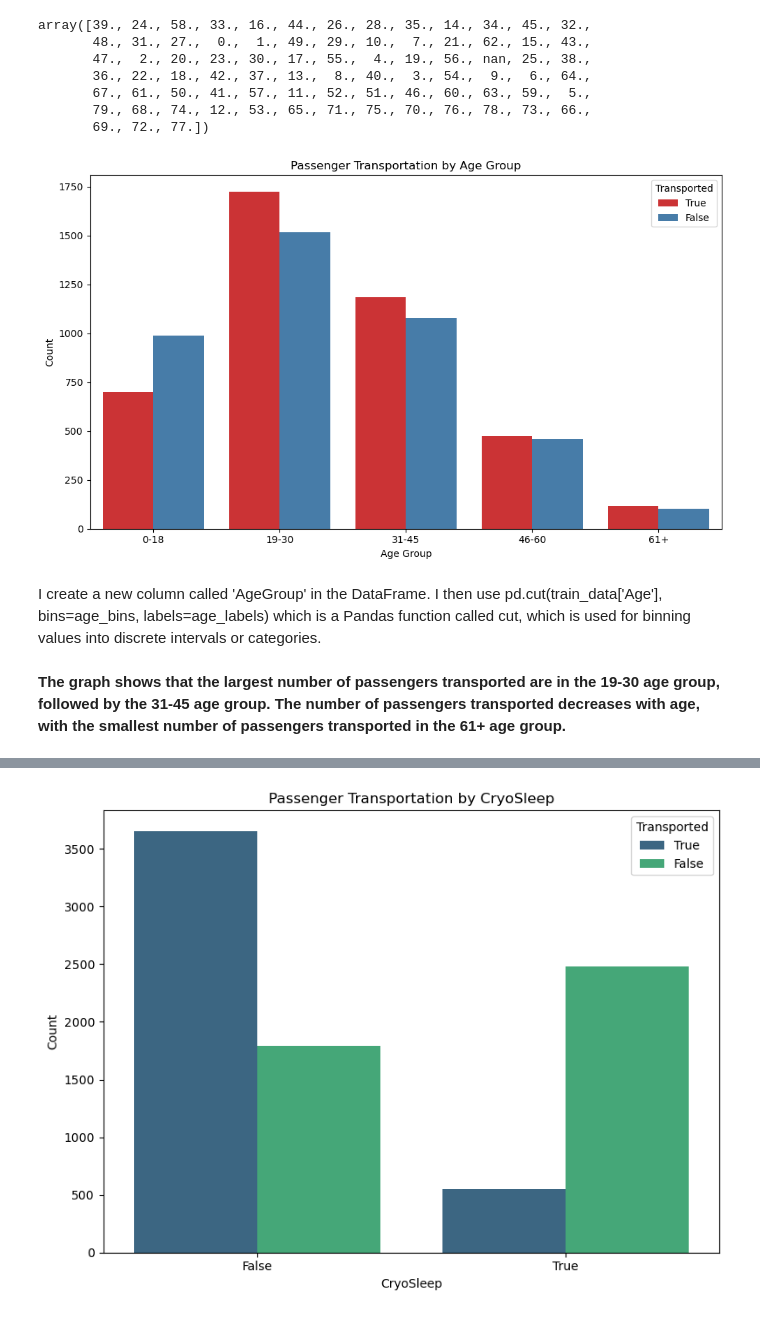
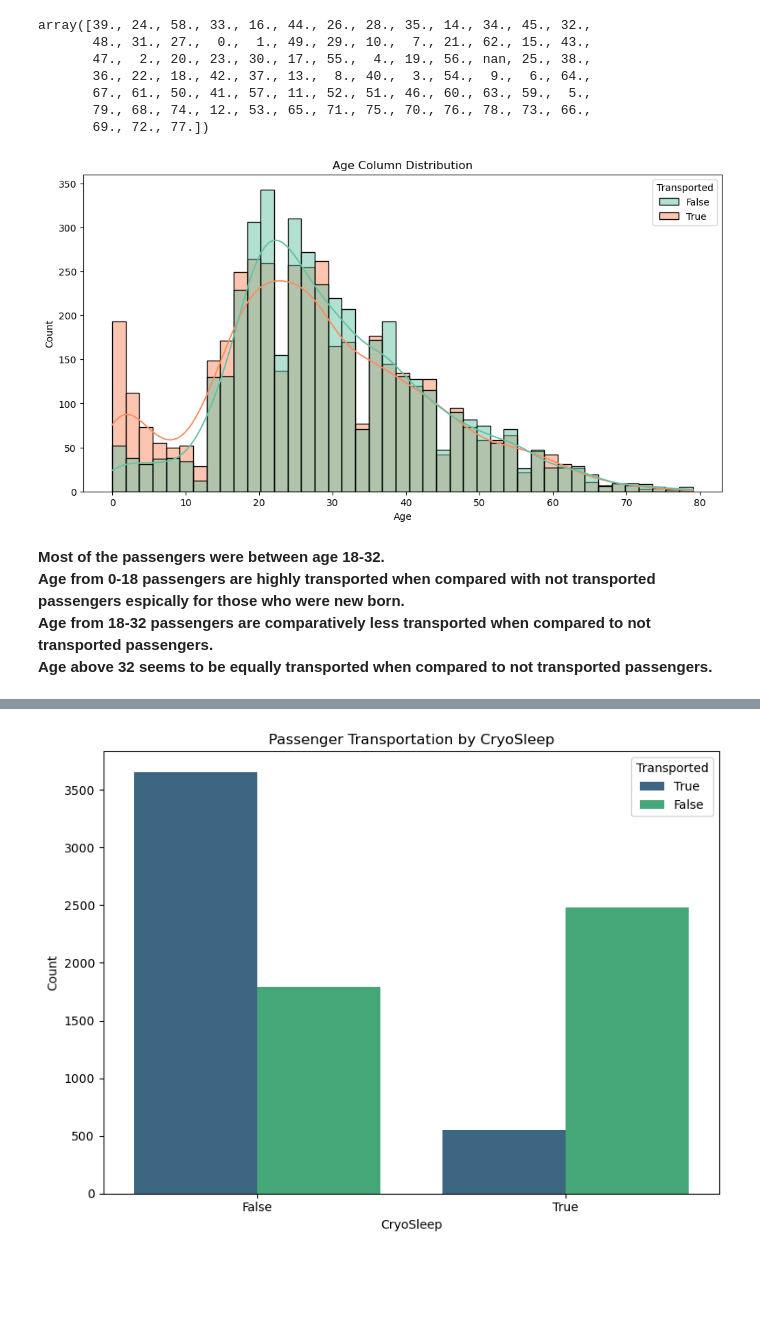
Before and after one commit to Emilly-Njue/Spaceship-Titanic, a Jupyter notebook: spaceship.ipynb, the cells around one changed output, grey strips where cells are left out. Cells and saved outputs as stored; diff of their text form; code cells hidden in the pictures; blank space fills up the shorter version.

```diff
--- a/spaceship.ipynb
+++ b/spaceship.ipynb
@@ -254,25 +197,13 @@ array([39., 24., 58., 33., 16., 44., 26., 28., 35., 14., 34., 45., 32.,
        67., 61., 50., 41., 57., 11., 52., 51., 46., 60., 63., 59.,  5.,
        79., 68., 74., 12., 53., 65., 71., 75., 70., 76., 78., 73., 66.,
        69., 72., 77.])
-# %%
-# (Age)
-age_bins = [0, 18, 30, 45, 60, 80]
-age_labels = ['0-18', '19-30', '31-45', '46-60', '61+']
-
-# Categorize ages into bins
-train_data['AgeGroup'] = pd.cut(train_data['Age'], bins=age_bins, labels=age_labels)
-
-# Create a countplot to visualize the distribution
-plt.figure(figsize=(10, 6))
-sns.countplot(data=train_data, x='AgeGroup', hue='Transported', palette='Set1', order=age_labels)
-plt.xlabel('Age Group')
-plt.ylabel('Count')
-plt.title('Passenger Transportation by Age Group')
-plt.legend(title='Transported', labels=['True', 'False'])
-plt.tight_layout()
-plt.show()
-# %% [output]
-[figure, removed]
-# %% [markdown]
-I create a new column called 'AgeGroup' in the DataFrame. I then use pd.cut(train_data['Age'], bins=age_bins, labels=age_labels) which is a Pandas function called cut, which is used for binning values into discrete intervals or categories.<br><br>
-**The graph shows that the largest number of passengers transported are in the 19-30 age group, followed by the 31-45 age group. The number of passengers transported decreases with age, with the smallest number of passengers transported in the 61+ age group.**
+# %%
+# Age distribution
+plt.figure(figsize=(12,6))
+sns.histplot(data=train_data, x='Age', hue='Transported',kde=True, palette='Set2')
+plt.title('Age Column Distribution')
+plt.show();
+# %% [output]
+[figure, added]
+# %% [markdown]
+**Most of the passengers were between age 18-32.<br>Age from 0-18 passengers are highly transported when compared with not transported passengers espically for those who were new born.<br>Age from 18-32 passengers are comparatively less transported when compared to not transported passengers.<br>Age above 32 seems to be equally transported when compared to not transported passengers.**
```
Also changed, not shown: parts of 9 cells of this notebook.
